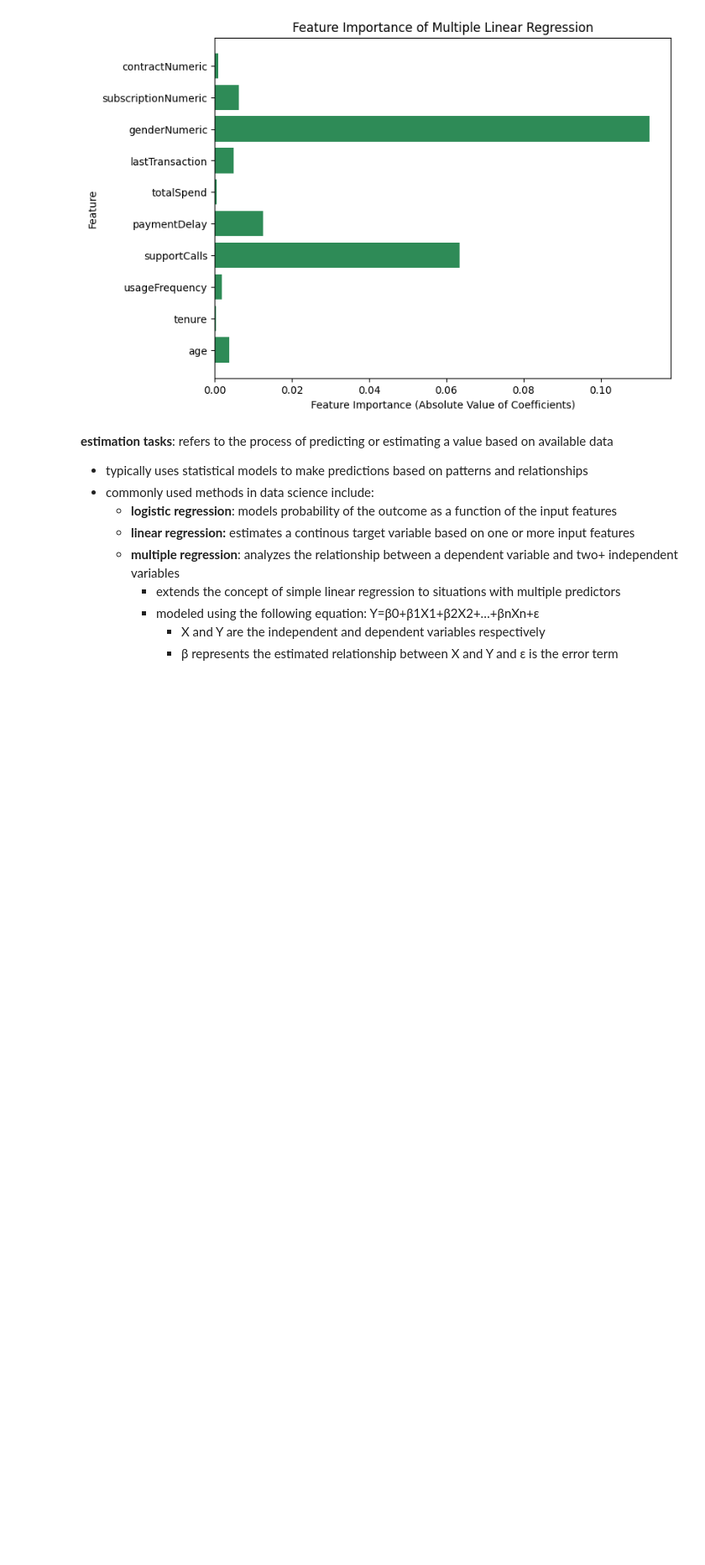
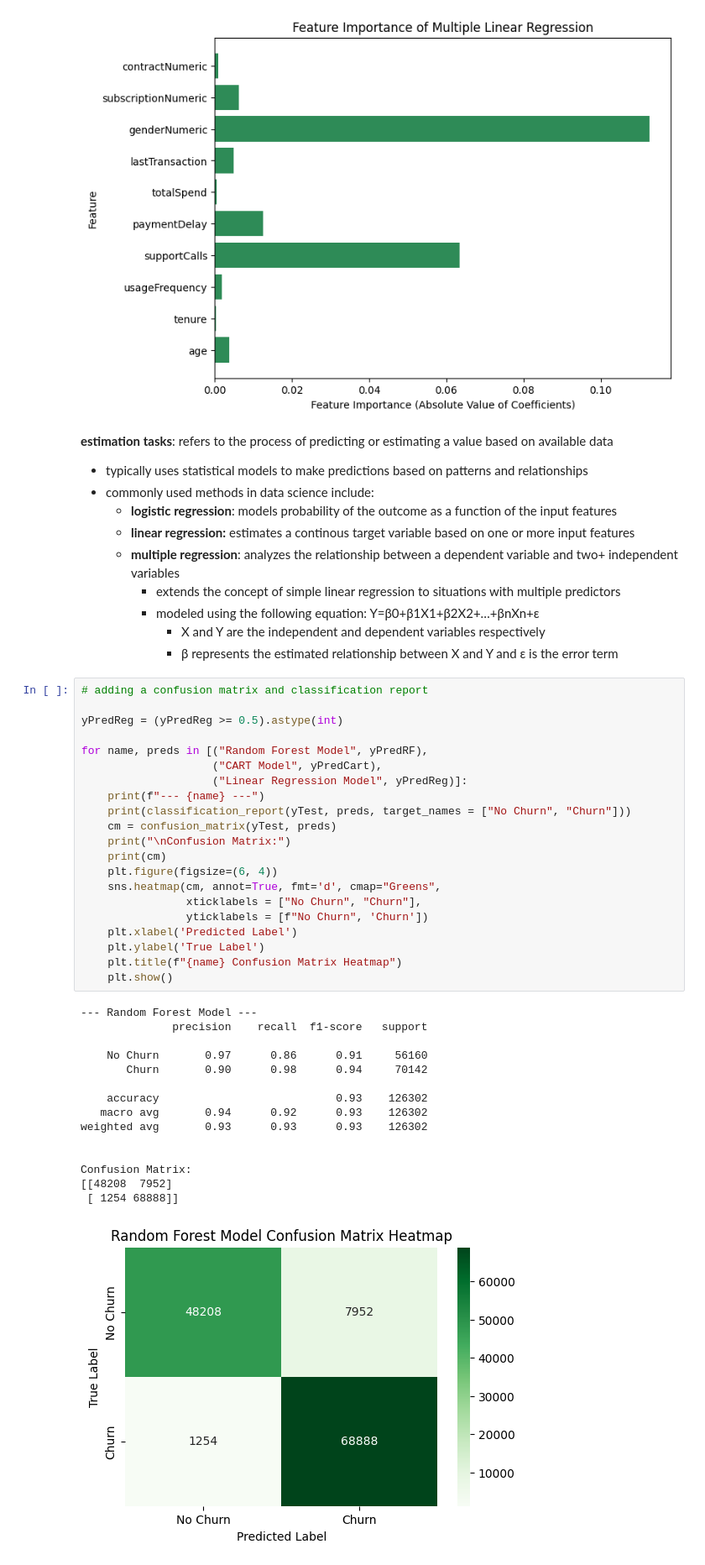
Before and after one commit to eliasangelss/customer-churn, a Jupyter notebook: model.ipynb, the cells around one changed output. Shown at 84% size. Drawn from its saved outputs; the diff is of its cells as text; blank space fills up the shorter version.

Commit message:
adding correlation matrices and classification reports

```diff
--- a/model.ipynb
+++ b/model.ipynb
@@ -359,3 +358,40 @@ plt.show
       * modeled using the following equation: Y=β0+β1X1+β2X2+…+βnXn+ε
          * X and Y are the independent and dependent variables respectively
          * β represents the estimated relationship between X and Y and ε is the error term
+# %%
+# adding a confusion matrix and classification report
+
+yPredReg = (yPredReg >= 0.5).astype(int)
+
+for name, preds in [("Random Forest Model", yPredRF),
+                    ("CART Model", yPredCart),
+                    ("Linear Regression Model", yPredReg)]:
+    print(f"--- {name} ---")
+    print(classification_report(yTest, preds, target_names = ["No Churn", "Churn"]))
+    cm = confusion_matrix(yTest, preds)
+    print("\nConfusion Matrix:")
+    print(cm)
+    plt.figure(figsize=(6, 4))
+    sns.heatmap(cm, annot=True, fmt='d', cmap="Greens",
+                xticklabels = ["No Churn", "Churn"],
+                yticklabels = [f"No Churn", 'Churn'])
+    plt.xlabel('Predicted Label')
+    plt.ylabel('True Label')
+    plt.title(f"{name} Confusion Matrix Heatmap")
+    plt.show()
+# %% [output]
+--- Random Forest Model ---
+              precision    recall  f1-score   support
+
+    No Churn       0.97      0.86      0.91     56160
+       Churn       0.90      0.98      0.94     70142
+
+    accuracy                           0.93    126302
+   macro avg       0.94      0.92      0.93    126302
+weighted avg       0.93      0.93      0.93    126302
+
+
+Confusion Matrix:
+[[48208  7952]
+ [ 1254 68888]]
+[figure, added]
```
Also changed, not shown: parts of 5 cells of this notebook.
